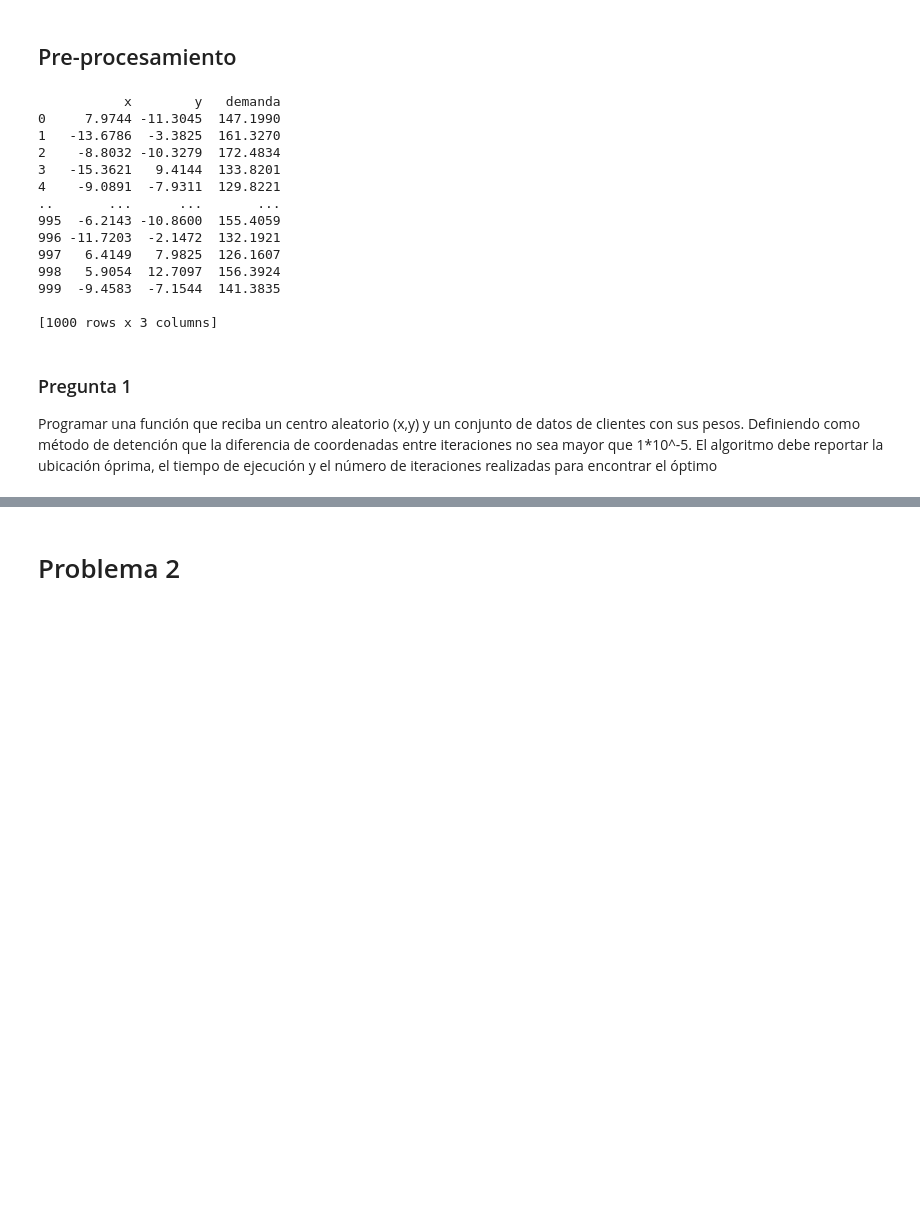
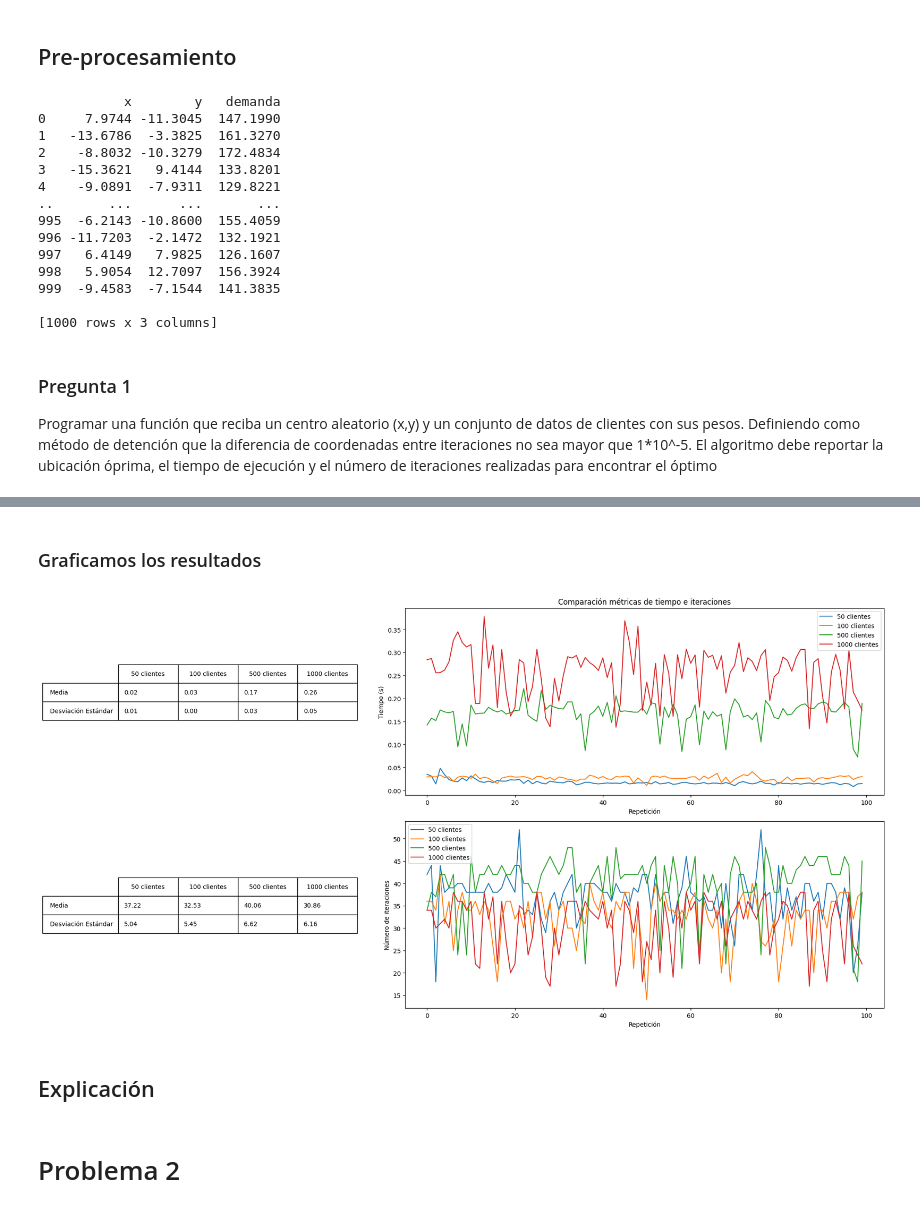
Before and after one commit to Mario-Rivera-A/Tarea1_GOA, a Jupyter notebook: tarea1.ipynb, the cells around one changed output, grey strips where cells are left out. Cells and saved outputs as stored; diff of their text form; code cells hidden in the pictures; blank space fills up the shorter version.

```diff
--- a/tarea1.ipynb
+++ b/tarea1.ipynb
@@ -152,3 +263,64 @@ plt.show()
+# %% [markdown]
+### Graficamos los resultados
+# %%
+
+###### Gráfico de comparaciones de tiempos ######
+
+metricas_tiempo = {
+    'Media': [df_estadisticos_50['tiempo'].mean(), df_estadisticos_100['tiempo'].mean(), df_estadisticos_500['tiempo'].mean(), df_estadisticos_1000['tiempo'].mean()],
+    'Desviación Estándar' : [df_estadisticos_50['tiempo'].std(), df_estadisticos_100['tiempo'].std(), df_estadisticos_500['tiempo'].std(), df_estadisticos_1000['tiempo'].std()],
+}
+
+
+fig, axes = plt.subplots(2,1,figsize=(20,10))
+
+axes[0].plot(df_estadisticos_50['tiempo'], label='50 clientes')
+axes[0].plot(df_estadisticos_100['tiempo'], label='100 clientes')
+axes[0].plot(df_estadisticos_500['tiempo'], label='500 clientes')
+axes[0].plot(df_estadisticos_1000['tiempo'], label='1000 clientes')
+
+axes[0].set_title('Comparación métricas de tiempo e iteraciones')
+axes[0].set_xlabel('Repetición')
+axes[0].set_ylabel('Tiempo (s)')
+
+axes[0].legend()
+
+table_data_tiempo = [[f'{metrica:.2f}' for metrica in metricas_tiempo[stat]] for stat in metricas_tiempo]
+columns = ['50 clientes', '100 clientes', '500 clientes', '1000 clientes']
+rows = ['Media', 'Desviación Estándar']
+
+axes[0].table(cellText = table_data_tiempo,rowLabels=rows, colLabels=columns, cellLoc = 'left', loc='left', bbox = [-0.6, 0.4, 0.5, 0.3])
+
+###### Gráfico de comparaciones de iteraciones ######
+
+metricas_iteraciones = {
+    'Media': [df_estadisticos_50['iteraciones'].mean(), df_estadisticos_100['iteraciones'].mean(), df_estadisticos_500['iteraciones'].mean(), df_estadisticos_1000['iteraciones'].mean()],
+    'Desviación Estándar' : [df_estadisticos_50['iteraciones'].std(), df_estadisticos_100['iteraciones'].std(), df_estadisticos_500['iteraciones'].std(), df_estadisticos_1000['iteraciones'].std()],
+}
+
+axes[1].plot(df_estadisticos_50['iteraciones'], label='50 clientes')
+axes[1].plot(df_estadisticos_100['iteraciones'], label='100 clientes')
+axes[1].plot(df_estadisticos_500['iteraciones'], label='500 clientes')
+axes[1].plot(df_estadisticos_1000['iteraciones'], label='1000 clientes')
+
+axes[1].set_xlabel('Repetición')
+axes[1].set_ylabel('Número de iteraciones')
+
+axes[1].legend()
+
+table_data_iteraciones = [[f'{metrica:.2f}' for metrica in metricas_iteraciones[stat]] for stat in metricas_tiempo]
+columns = ['50 clientes', '100 clientes', '500 clientes', '1000 clientes']
+rows = ['Media', 'Desviación Estándar']
+
+axes[1].table(cellText = table_data_iteraciones,rowLabels=rows, colLabels=columns, cellLoc = 'left', loc='left', bbox = [-0.6, 0.4, 0.5, 0.3])
+plt.subplots_adjust(left=0.3, bottom=0.2, hspace=0.5, wspace=0.5)
+plt.tight_layout()
+
+plt.show()
+# %% [output]
+[figure, added]
+# %% [markdown]
+## Explicación
 # %% [markdown]
 # Problema 2
 # %%
```
Also changed, not shown: parts of 11 cells of this notebook.
